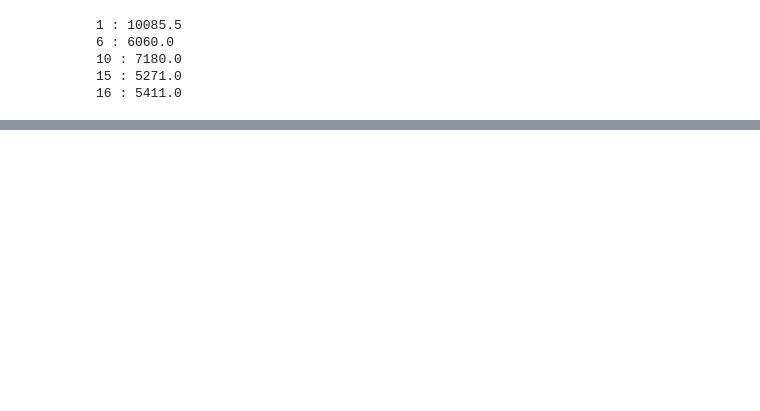
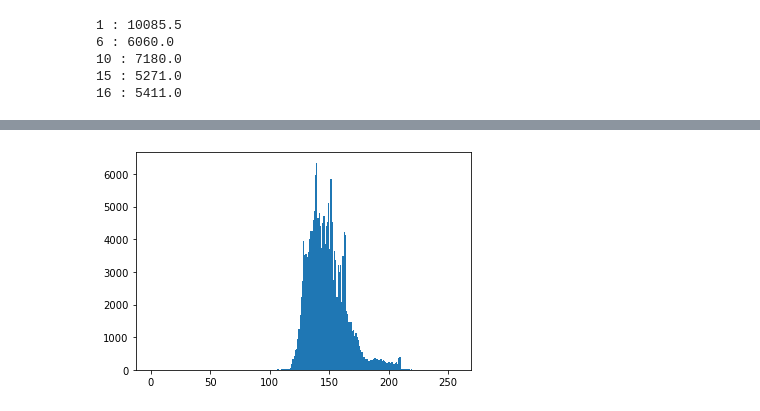
Before and after one commit to denim5409/connected, a Jupyter notebook: python/수업자료/numpy,matplotlib,image처리,도형.ipynb, the cells around one changed output, grey strips where cells are left out. Drawn from its saved outputs; the diff is of its cells as text; code cells hidden in the pictures; blank space fills up the shorter version.

```diff
--- a/python/수업자료/numpy,matplotlib,image처리,도형.ipynb
+++ b/python/수업자료/numpy,matplotlib,image처리,도형.ipynb
@@ -4383,0 +4748,19 @@ cv2.destroyAllWindows()
+# %%
+#히스토그램
+import cv2
+import numpy as np
+from matplotlib import pyplot as plt
+
+src = cv2.imread("images/histogram.png", cv2.IMREAD_COLOR)
+img_gray = cv2.cvtColor(src, cv2.COLOR_BGR2GRAY)
+
+
+plt.hist(img_gray.ravel(), 256, [0,256]);
+plt.show()
+
+# cv2.imshow("src", img_gray)
+# cv2.waitKey(0)
+
+# cv2.destroyAllWindows()
+# %% [output]
+[figure, added]
```
Also changed, not shown: parts of 29 cells of this notebook, 5 other files.
